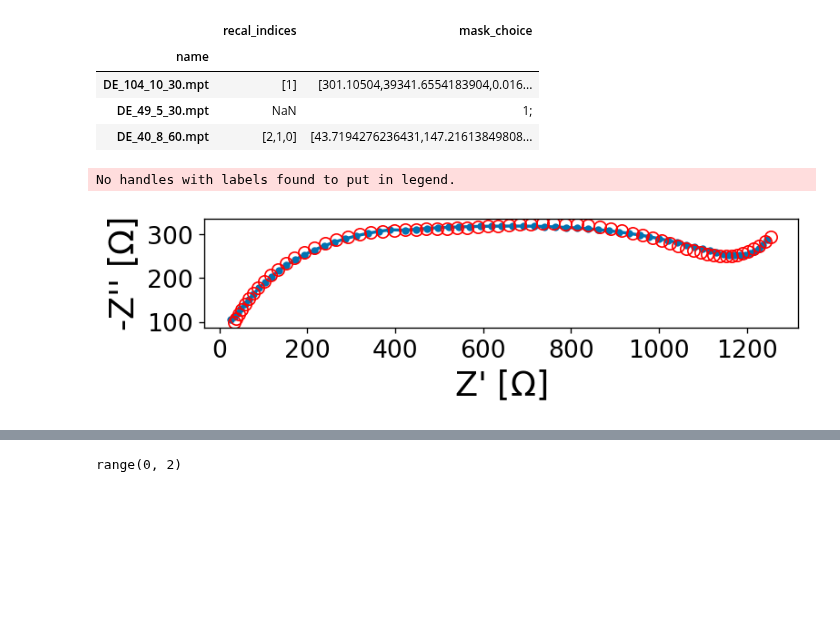
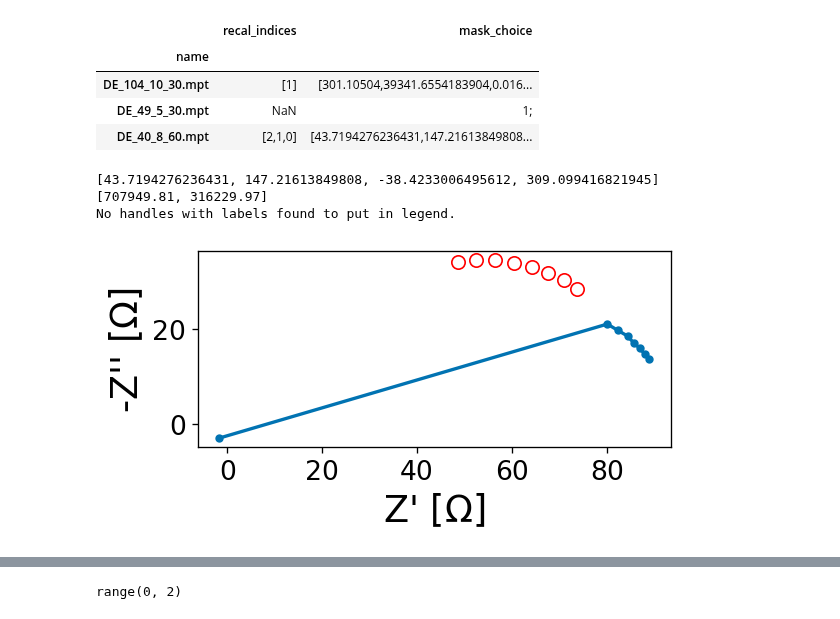
Before and after one commit to WildcatDiscovery/EIS_Manager, a Jupyter notebook: utils/auto.ipynb, the cells around one changed output, grey strips where cells are left out. Cells and saved outputs as stored; diff of their text form; code cells hidden in the pictures; blank space fills up the shorter version.

Commit message:
masking functions are finished; recal must be done now

```diff
--- a/utils/auto.ipynb
+++ b/utils/auto.ipynb
@@ -13,16 +14,37 @@ csv.head()
 # %%
 mpt = mpt_data(path = r'C:\Users\cjang.WILDCAT\Desktop\eis\EIS_Manager\data\\', data = [csv.iloc[1].name])
 # %%
-for i in range(1,len(csv)):
+#AUTO FUNCTION
+for i in range(2,len(csv)):
     mpt = mpt_data(path = r'C:\Users\cjang.WILDCAT\Desktop\eis\EIS_Manager\data\\', data = [csv.iloc[1].name])
     if len((csv.iloc[i].mask_choice.strip('[')).strip('];')) == 1:
         if (csv.iloc[i].mask_choice.strip('[')).strip('];') == "1":
             mask_choice = mpt.fast_mask()
-            masked_mpt = mpt_data(path = r'C:\Users\cjang.WILDCAT\Desktop\eis\EIS_Manager\data\\', data = [csv.iloc[1].name], mask = mask_choice)
+            masked_mpt = mpt_data(path = r'C:\Users\cjang.WILDCAT\Desktop\eis\EIS_Manager\data\\', data = [csv.iloc[i].name], mask = mask_choice)
             print(masked_mpt.guesser())
             #print(len(masked_mpt.df[0]))
-
+        elif (csv.iloc[i].mask_choice.strip('[')).strip('];') == "2":
+            mask_choice = mpt.masker0()
+            masked_mpt = mpt_data(path =  r'C:\Users\cjang.WILDCAT\Desktop\eis\EIS_Manager\data\\', data = [csv.iloc[i].name], mask = mask_choice)
+            print(masked_mpt.guesser())
+        elif (csv.iloc[i].mask_choice.strip('[')).strip('];') == "3":
+            mask_choice = mpt.masker()
+            masked_mpt = mpt_data(path =  r'C:\Users\cjang.WILDCAT\Desktop\eis\EIS_Manager\data\\', data = [csv.iloc[i].name], mask = mask_choice)
+            print(masked_mpt.guesser())
+        elif (csv.iloc[i].mask_choice.strip('[')).strip('];') == "4":
+            print(mpt.guesser())
+            print('here')
+        else:
+            print('bad masking choice')
     else:
+        print([float(i) for i in (csv.iloc[i].mask_choice.strip('[')).strip('];').split(',')])
+        raw_window = [float(i) for i in (csv.iloc[i].mask_choice.strip('[')).strip('];').split(',')]
+        print(mpt.window_masker([raw_window[0],raw_window[1]], [raw_window[2],raw_window[3]]))
+        mask_choice = mpt.window_masker([raw_window[0],raw_window[1]], [raw_window[2],raw_window[3]])
+        masked_mpt = mpt_data(path =  r'C:\Users\cjang.WILDCAT\Desktop\eis\EIS_Manager\data\\', data = [csv.iloc[i].name], mask = mask_choice)
+        print(masked_mpt.guesser())
 # %% [output]
+[43.7194276236431, 147.21613849808, -38.4233006495612, 309.099416821945]
+[707949.81, 316229.97]
 No handles with labels found to put in legend.
-[figure, old version]
+[figure, new version]
```
Also changed, not shown: parts of 3 cells of this notebook.
